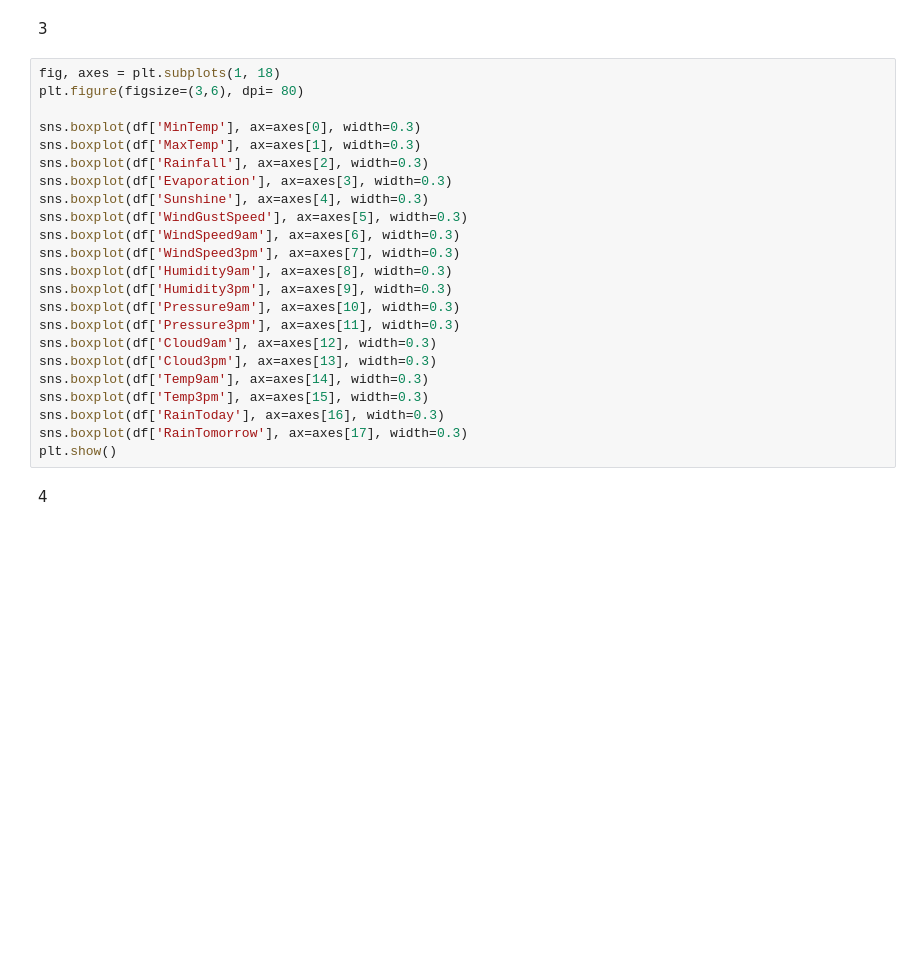
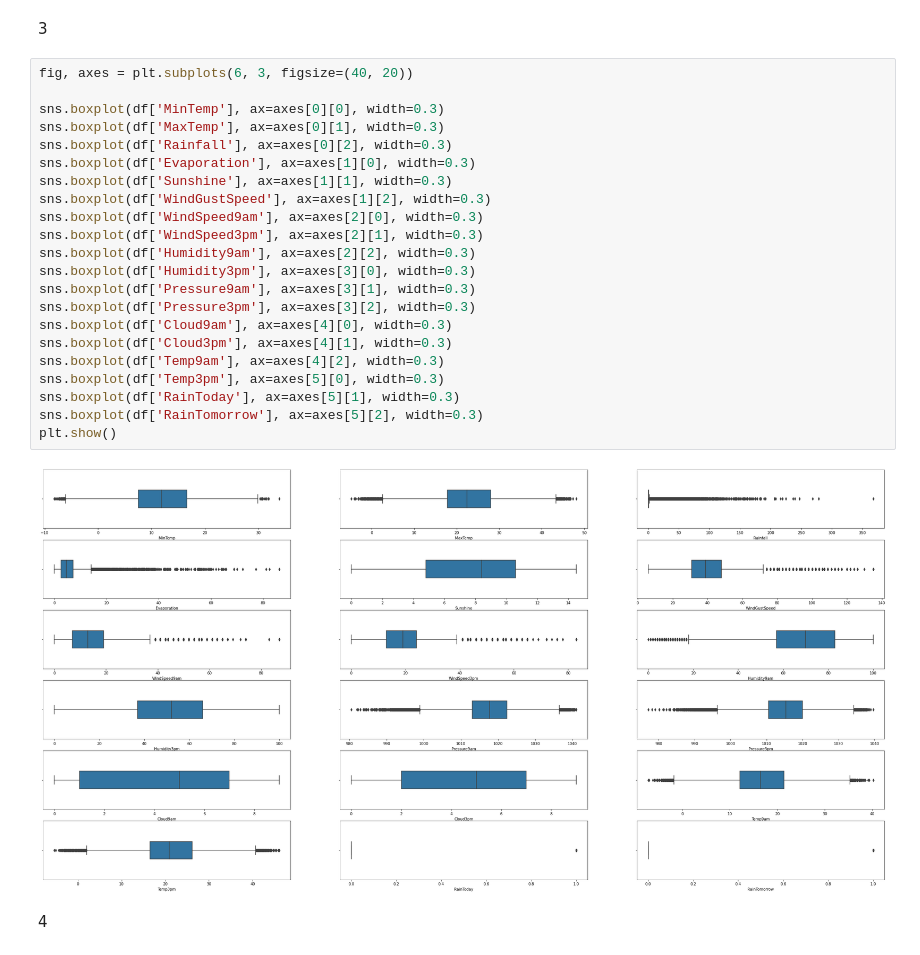
Before and after one commit to Adelaaas/Data_science_basic_22-23_1, a Jupyter notebook: home_work_6_визуализация/Мартюшев Владислав Алексеевич 14.11.22.ipynb, the cells around one changed output. Saved outputs shown, nothing was run; the diff lists cells and outputs as text; blank space fills up the shorter version.

```diff
--- a/home_work_6_визуализация/Мартюшев Владислав Алексеевич 14.11.22.ipynb
+++ b/home_work_6_визуализация/Мартюшев Владислав Алексеевич 14.11.22.ipynb
@@ -51,28 +59,29 @@ plt.show()
 # %% [markdown]
 3
 # %%
-fig, axes = plt.subplots(1, 18)
-plt.figure(figsize=(3,6), dpi= 80)
+fig, axes = plt.subplots(6, 3, figsize=(40, 20))
 
-sns.boxplot(df['MinTemp'], ax=axes[0], width=0.3)
-sns.boxplot(df['MaxTemp'], ax=axes[1], width=0.3)
-sns.boxplot(df['Rainfall'], ax=axes[2], width=0.3)
-sns.boxplot(df['Evaporation'], ax=axes[3], width=0.3)
-sns.boxplot(df['Sunshine'], ax=axes[4], width=0.3)
-sns.boxplot(df['WindGustSpeed'], ax=axes[5], width=0.3)
-sns.boxplot(df['WindSpeed9am'], ax=axes[6], width=0.3)
-sns.boxplot(df['WindSpeed3pm'], ax=axes[7], width=0.3)
-sns.boxplot(df['Humidity9am'], ax=axes[8], width=0.3)
-sns.boxplot(df['Humidity3pm'], ax=axes[9], width=0.3)
-sns.boxplot(df['Pressure9am'], ax=axes[10], width=0.3)
-sns.boxplot(df['Pressure3pm'], ax=axes[11], width=0.3)
-sns.boxplot(df['Cloud9am'], ax=axes[12], width=0.3)
-sns.boxplot(df['Cloud3pm'], ax=axes[13], width=0.3)
-sns.boxplot(df['Temp9am'], ax=axes[14], width=0.3)
-sns.boxplot(df['Temp3pm'], ax=axes[15], width=0.3)
-sns.boxplot(df['RainToday'], ax=axes[16], width=0.3)
-sns.boxplot(df['RainTomorrow'], ax=axes[17], width=0.3)
+sns.boxplot(df['MinTemp'], ax=axes[0][0], width=0.3)
+sns.boxplot(df['MaxTemp'], ax=axes[0][1], width=0.3)
+sns.boxplot(df['Rainfall'], ax=axes[0][2], width=0.3)
+sns.boxplot(df['Evaporation'], ax=axes[1][0], width=0.3)
+sns.boxplot(df['Sunshine'], ax=axes[1][1], width=0.3)
+sns.boxplot(df['WindGustSpeed'], ax=axes[1][2], width=0.3)
+sns.boxplot(df['WindSpeed9am'], ax=axes[2][0], width=0.3)
+sns.boxplot(df['WindSpeed3pm'], ax=axes[2][1], width=0.3)
+sns.boxplot(df['Humidity9am'], ax=axes[2][2], width=0.3)
+sns.boxplot(df['Humidity3pm'], ax=axes[3][0], width=0.3)
+sns.boxplot(df['Pressure9am'], ax=axes[3][1], width=0.3)
+sns.boxplot(df['Pressure3pm'], ax=axes[3][2], width=0.3)
+sns.boxplot(df['Cloud9am'], ax=axes[4][0], width=0.3)
+sns.boxplot(df['Cloud3pm'], ax=axes[4][1], width=0.3)
+sns.boxplot(df['Temp9am'], ax=axes[4][2], width=0.3)
+sns.boxplot(df['Temp3pm'], ax=axes[5][0], width=0.3)
+sns.boxplot(df['RainToday'], ax=axes[5][1], width=0.3)
+sns.boxplot(df['RainTomorrow'], ax=axes[5][2], width=0.3)
 plt.show()
+# %% [output]
+[figure, added]
 # %% [markdown]
 4
 # %%
```
Also changed, not shown: parts of 5 cells of this notebook.
